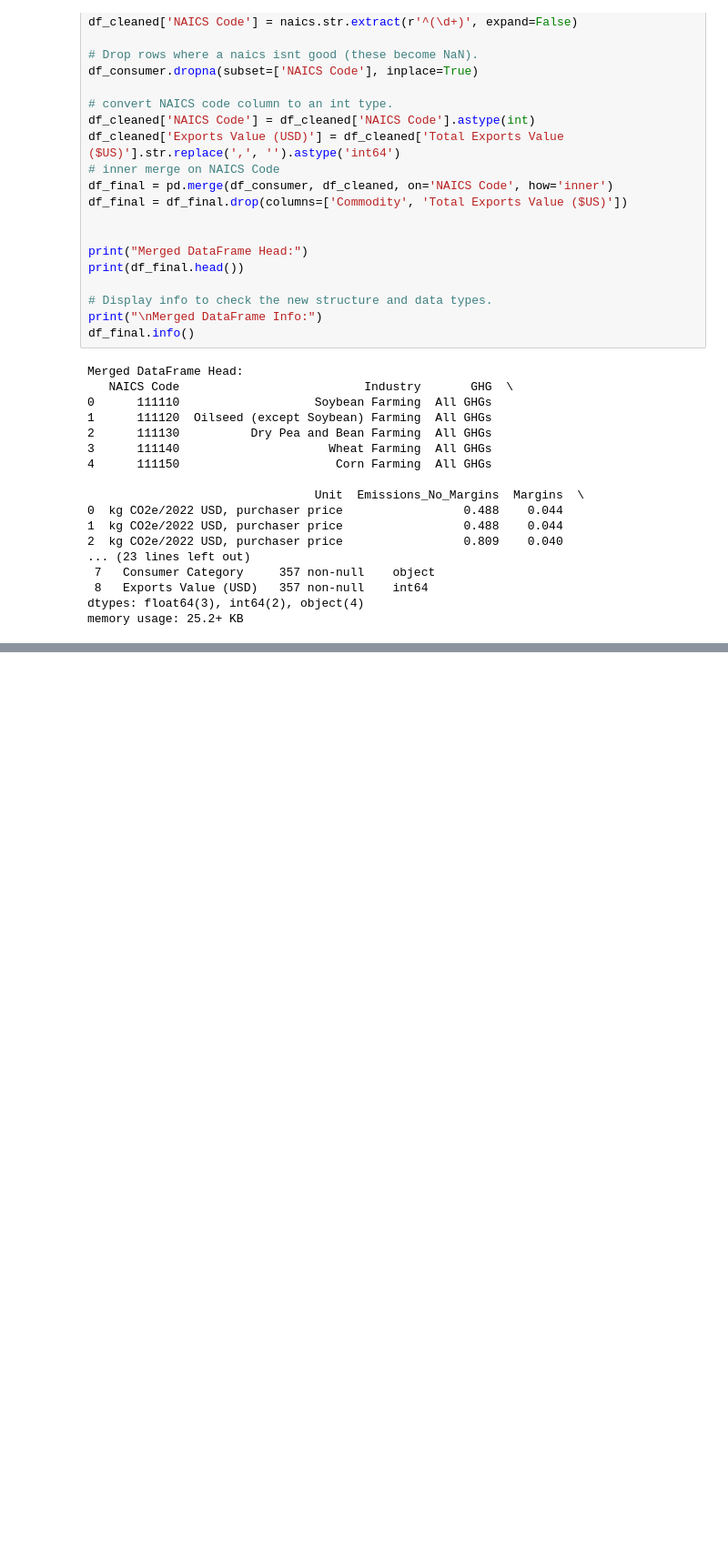
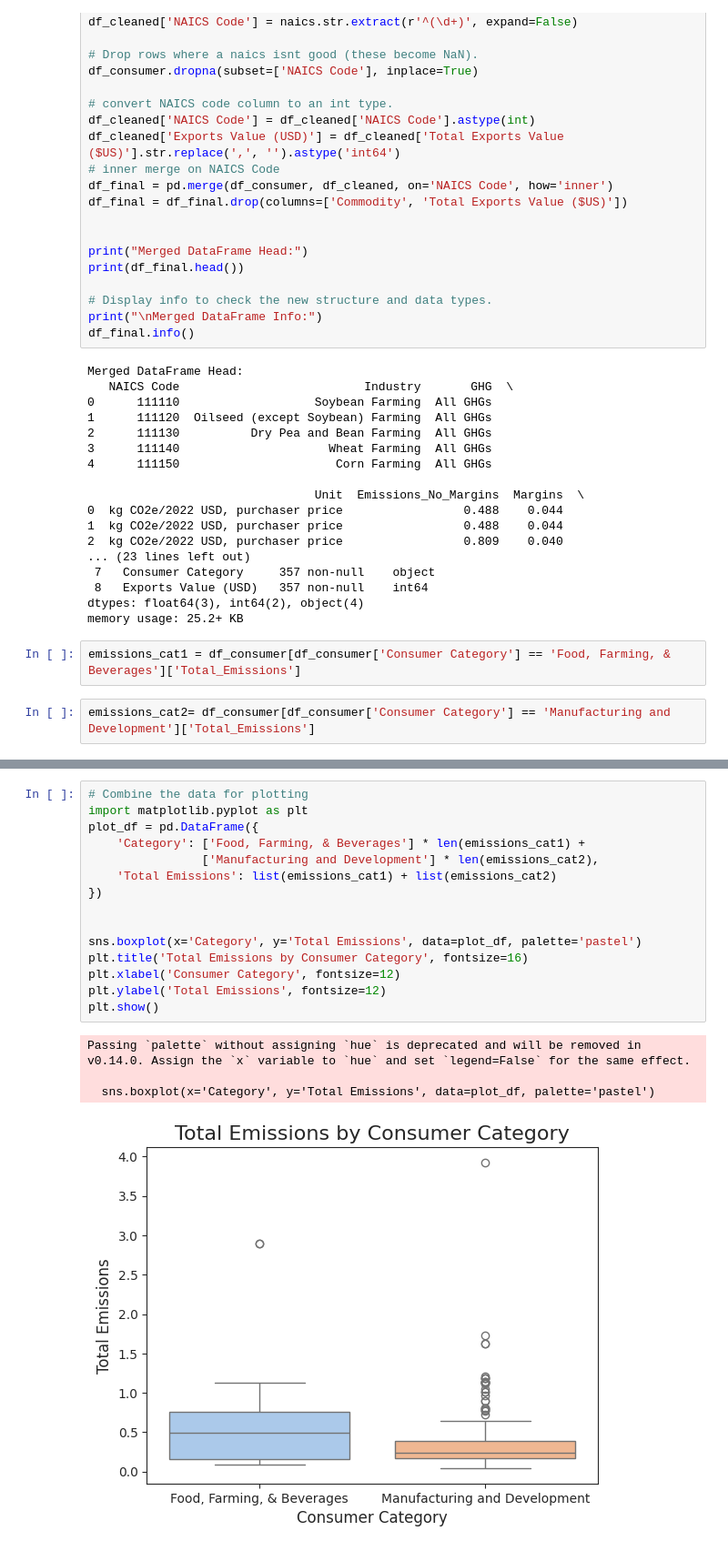
Before and after one commit to thesuper147/Carbon-Emissions_CS_DSRP, a Jupyter notebook: Carbon_Emissions_CS_DSRP.ipynb, the cells around one changed output, grey strips where cells are left out. Shown at 91% size. Cells and saved outputs as stored; diff of their text form; blank space fills up the shorter version.

```diff
--- a/Carbon_Emissions_CS_DSRP.ipynb
+++ b/Carbon_Emissions_CS_DSRP.ipynb
@@ -276,3 +220,7 @@ Merged DataFrame Head:
  8   Exports Value (USD)   357 non-null    int64
 dtypes: float64(3), int64(2), object(4)
 memory usage: 25.2+ KB
+# %%
+emissions_cat1 = df_consumer[df_consumer['Consumer Category'] == 'Food, Farming, & Beverages']['Total_Emissions']
+# %%
+emissions_cat2= df_consumer[df_consumer['Consumer Category'] == 'Manufacturing and Development']['Total_Emissions']
@@ -278,0 +279,20 @@ memory usage: 25.2+ KB
+# %%
+# Combine the data for plotting
+import matplotlib.pyplot as plt
+plot_df = pd.DataFrame({
+    'Category': ['Food, Farming, & Beverages'] * len(emissions_cat1) +
+                ['Manufacturing and Development'] * len(emissions_cat2),
+    'Total Emissions': list(emissions_cat1) + list(emissions_cat2)
+})
+
+
+sns.boxplot(x='Category', y='Total Emissions', data=plot_df, palette='pastel')
+plt.title('Total Emissions by Consumer Category', fontsize=16)
+plt.xlabel('Consumer Category', fontsize=12)
+plt.ylabel('Total Emissions', fontsize=12)
+plt.show()
+# %% [output]
+Passing `palette` without assigning `hue` is deprecated and will be removed in v0.14.0. Assign the `x` variable to `hue` and set `legend=False` for the same effect.
+
+  sns.boxplot(x='Category', y='Total Emissions', data=plot_df, palette='pastel')
+[figure, added]
```
Also changed, not shown: parts of 12 cells of this notebook.
